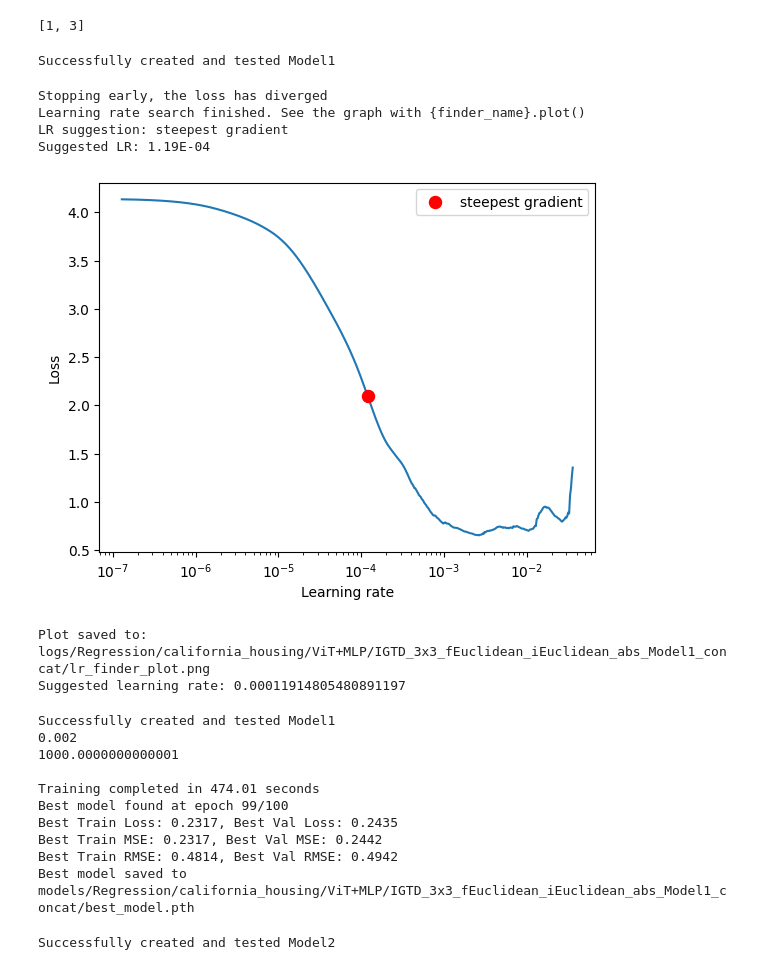
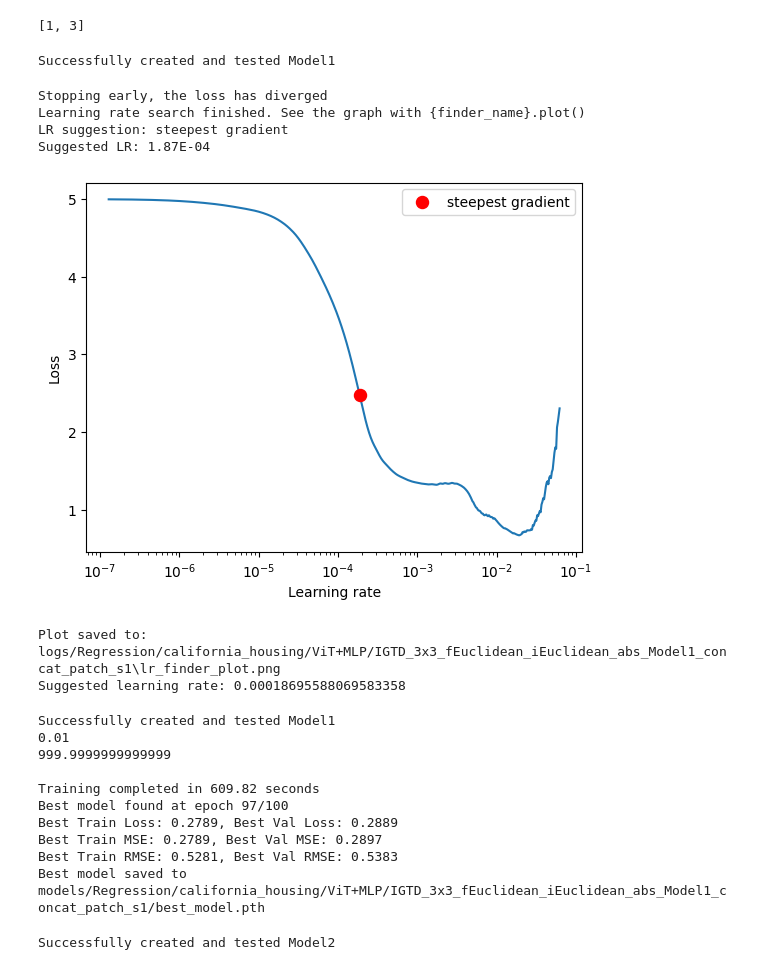
Before and after one commit to DCY1117/HyNN-Fusion, a Jupyter notebook: Pytorch_Regression-ViT+MLP-LRFinder+OneCycleLR.ipynb, the cells around one changed output. Cells and saved outputs as stored; diff of their text form; code cells hidden in the pictures.

```diff
--- a/Pytorch_Regression-ViT+MLP-LRFinder+OneCycleLR.ipynb
+++ b/Pytorch_Regression-ViT+MLP-LRFinder+OneCycleLR.ipynb
@@ -247,7 +247,7 @@ class Attention(nn.Module):
 
         out = torch.matmul(attn, v)
         out = rearrange(out, 'b h n d -> b n (h d)')
-        return self.to_out(out)
+        return self.to_out(out), attn
 
 class Transformer(nn.Module):
     def __init__(self, dim, depth, heads, dim_head, mlp_dim, dropout = 0.):
@@ -261,11 +261,14 @@ class Transformer(nn.Module):
             ]))
 
     def forward(self, x):
+        attentions = []  # Initialize a list to store attention weights
         for attn, ff in self.layers:
-            x = attn(x) + x
-            x = ff(x) + x
+            attn_out, attn_weights = attn(x)  # Get both output and attention weights
+            x = attn_out + x  # Residual connection
+            attentions.append(attn_weights)  # Store attention weights
+            x = ff(x) + x  # Apply feedforward and residual connection
 
-        return self.norm(x)
+        return self.norm(x), attentions
 
 class ViT(nn.Module):
     def __init__(self, *, image_size, patch_size, dim, depth, heads, mlp_dim, pool = 'cls', channels = 3, dim_head = 64, dropout = 0., emb_dropout = 0.):
@@ -304,12 +307,15 @@ class ViT(nn.Module):
         x += self.pos_embedding[:, :(n + 1)]
         x = self.dropout(x)
 
-        x = self.transformer(x)
+        x, attentions = self.transformer(x)
+
+        # Use a dummy operation to include attention maps in the computation graph
+        dummy_contribution = attentions[-1].mean()
 
         x = x.mean(dim = 1) if self.pool == 'mean' else x[:, 0]
 
         x = self.to_latent(x)
-        return x
+        return {"last_hidden_state": x, "attentions": attentions}
 # %%
 def find_divisors(n):
     divisors = []
@@ -1466,33 +1472,33 @@ find_divisors(imgs_shape[1])
 # %% [output]
 [1, 3]
 # %%
-patch_size = 3
+patch_size = 1
 # %%
-lr = run_lr_finder(Model1, patch_size, attributes, imgs_shape, dataset_name, f"{name}_Model1_concat", train_loader, val_loader, num_iter=num_epochs)
+lr = run_lr_finder(Model1, patch_size, attributes, imgs_shape, dataset_name, f"{name}_Model1_concat_patch_s1", train_loader, val_loader, num_iter=num_epochs)
 # %% [output]
 Successfully created and tested Model1
 Stopping early, the loss has diverged
 Learning rate search finished. See the graph with {finder_name}.plot()
 LR suggestion: steepest gradient
-Suggested LR: 1.19E-04
+Suggested LR: 1.87E-04
-[figure, old version]
+[figure, new version]
-Plot saved to: logs/Regression/california_housing/ViT+MLP/IGTD_3x3_fEuclidean_iEuclidean_abs_Model1_concat/lr_finder_plot.png
-Suggested learning rate: 0.00011914805480891197
+Plot saved to: logs/Regression/california_housing/ViT+MLP/IGTD_3x3_fEuclidean_iEuclidean_abs_Model1_concat_patch_s1\lr_finder_plot.png
+Suggested learning rate: 0.00018695588069583358
 # %%
 # Create and train Model1
 model1 = try_create_model(Model1, patch_size, attributes, imgs_shape)  # Attempt to create Model1
-model1_metrics = safe_compile_and_fit(model1, train_loader, val_loader, test_loader, dataset_name, f"{name}_Model1_concat", min_lr=2e-6, max_lr=2e-3)  # Train and evaluate Model1
+model1_metrics = safe_compile_and_fit(model1, train_loader, val_loader, test_loader, dataset_name, f"{name}_Model1_concat_patch_s1", min_lr=1e-5, max_lr=1e-2)  # Train and evaluate Model1
 # %% [output]
 Successfully created and tested Model1
-0.002
-1000.0000000000001
+0.01
+999.9999999999999
 
-Training completed in 474.01 seconds
-Best model found at epoch 99/100
-Best Train Loss: 0.2317, Best Val Loss: 0.2435
-Best Train MSE: 0.2317, Best Val MSE: 0.2442
-Best Train RMSE: 0.4814, Best Val RMSE: 0.4942
-Best model saved to models/Regression/california_housing/ViT+MLP/IGTD_3x3_fEuclidean_iEuclidean_abs_Model1_concat/best_model.pth
+Training completed in 609.82 seconds
+Best model found at epoch 97/100
+Best Train Loss: 0.2789, Best Val Loss: 0.2889
+Best Train MSE: 0.2789, Best Val MSE: 0.2897
+Best Train RMSE: 0.5281, Best Val RMSE: 0.5383
+Best model saved to models/Regression/california_housing/ViT+MLP/IGTD_3x3_fEuclidean_iEuclidean_abs_Model1_concat_patch_s1/best_model.pth
 # %%
 lr = run_lr_finder(Model2, patch_size, attributes, imgs_shape, dataset_name, f"{name}_Model2_gating", train_loader, val_loader, num_iter=num_epochs)
 # %% [output]
```
Also changed, not shown: parts of 13 cells of this notebook, 12 other files.
